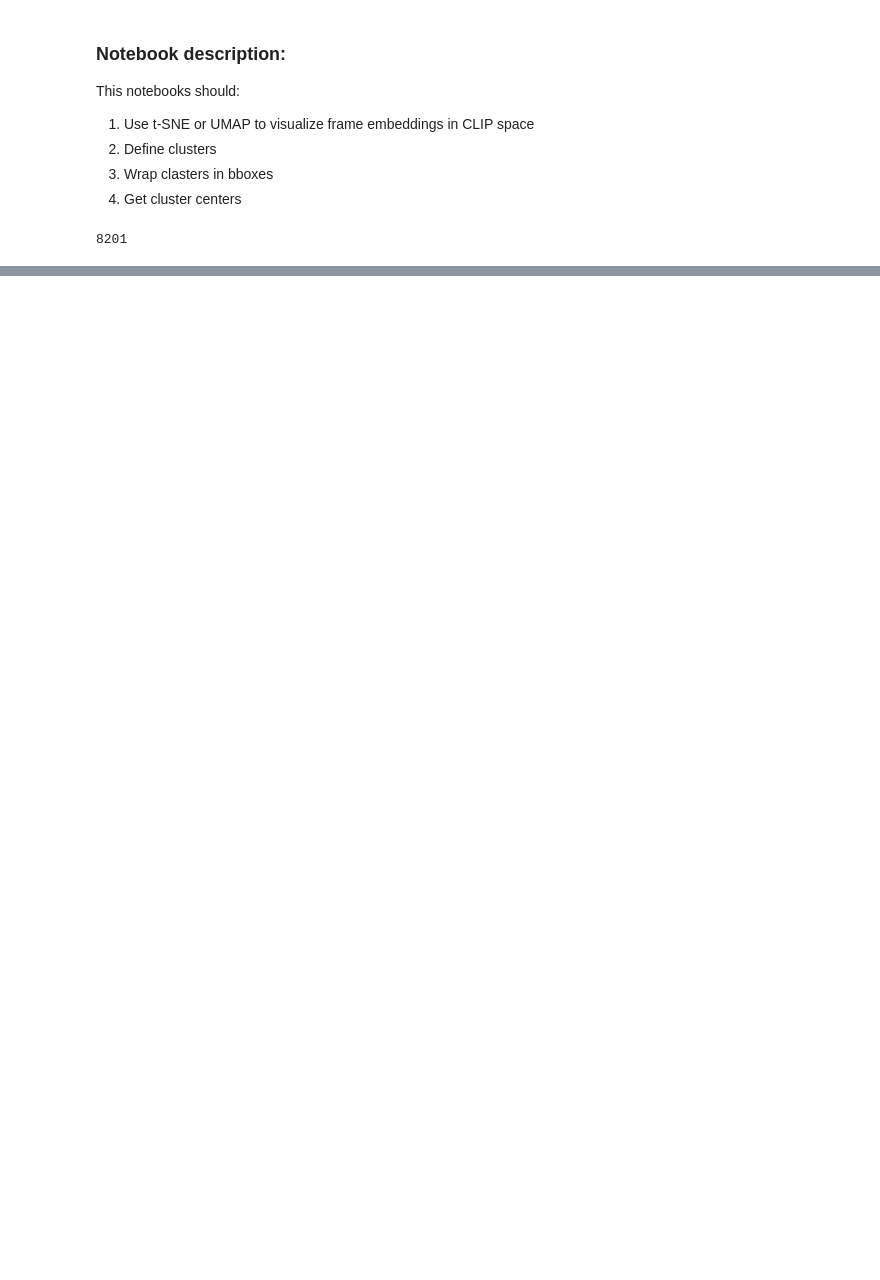
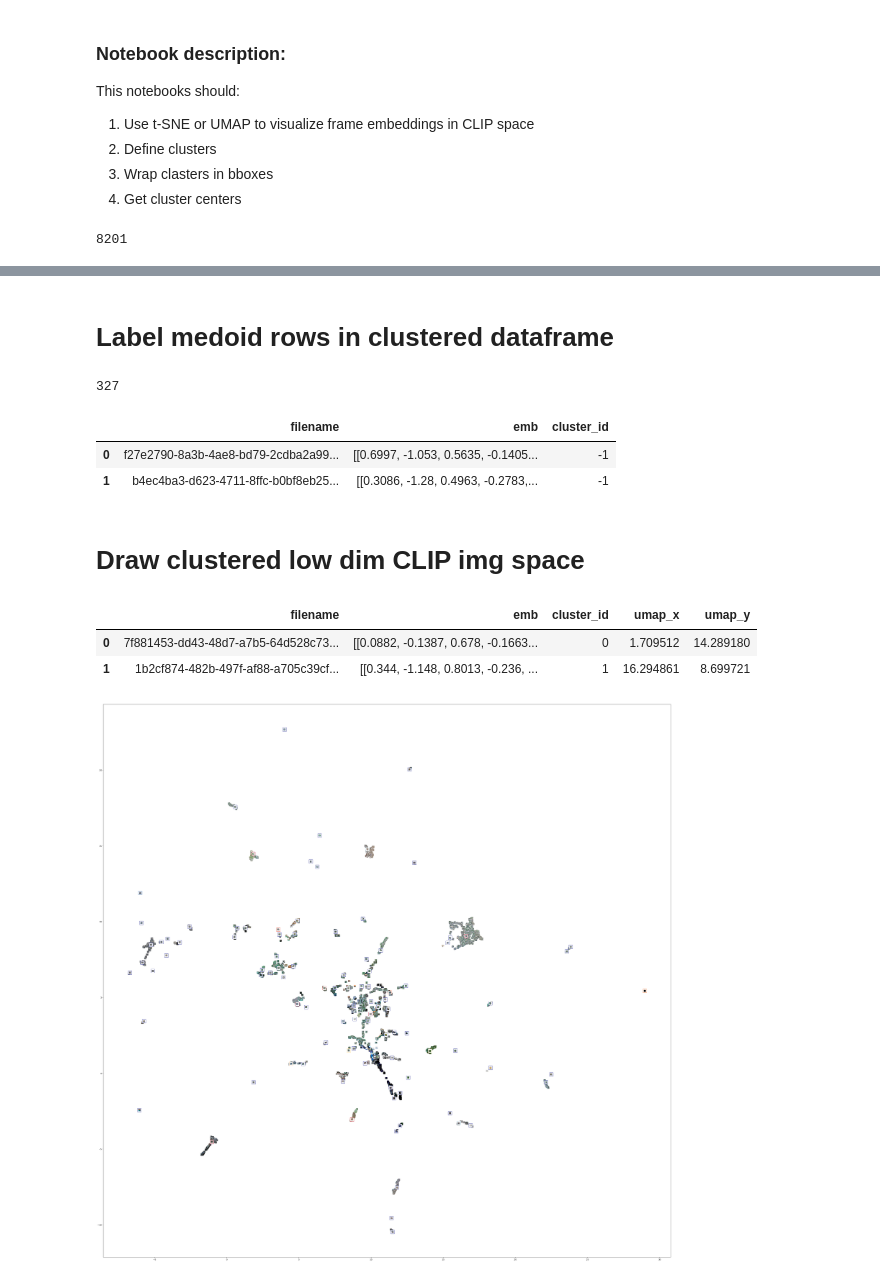
Before and after one commit to animtel/cv-22, a Jupyter notebook: notebooks/image_retrieval/02_cluster_embeddings.ipynb, the cells around one changed output, grey strips where cells are left out. Saved outputs shown, nothing was run; the diff lists cells and outputs as text; code cells hidden in the pictures; blank space fills up the shorter version.

```diff
--- a/notebooks/image_retrieval/02_cluster_embeddings.ipynb
+++ b/notebooks/image_retrieval/02_cluster_embeddings.ipynb
@@ -91,0 +206,2 @@ plt.title('UMAP', fontsize=24);
+# %% [markdown]
+# Label medoid rows in clustered dataframe
@@ -91,0 +227,12 @@ plt.title('UMAP', fontsize=24);
+# %%
+len(medoid_arr)
+# %% [output]
+327
+# %%
+medoids_df = pd.DataFrame([{"filename": o.filename, "emb": o.emb.numpy(), "cluster_id": o.cluster_id} for o in medoid_arr])
+# %%
+medoids_df.head(2)
+# %% [output]
+|  | filename | emb | cluster_id |
+| 0 | f27e2790-8a3b-4ae8-bd79-2cdba2a99... | [[0.6997, -1.053, 0.5635, -0.1405... | -1 |
+| 1 | b4ec4ba3-d623-4711-8ffc-b0bf8eb25... | [[0.3086, -1.28, 0.4963, -0.2783,... | -1 |
@@ -91,0 +241,56 @@ plt.title('UMAP', fontsize=24);
+# %% [markdown]
+# Draw clustered low dim CLIP img space
+# %%
+img_embs_df['umap_x'] = embedding.embedding_[:, 0]
+img_embs_df['umap_y'] = embedding.embedding_[:, 1]
+# %%
+img_embs_df.head(2)
+# %% [output]
+|  | filename | emb | cluster_id | umap_x | umap_y |
+| 0 | 7f881453-dd43-48d7-a7b5-64d528c73... | [[0.0882, -0.1387, 0.678, -0.1663... | 0 | 1.709512 | 14.289180 |
+| 1 | 1b2cf874-482b-497f-af88-a705c39cf... | [[0.344, -1.148, 0.8013, -0.236, ... | 1 | 16.294861 | 8.699721 |
+# %%
+import matplotlib.pyplot as plt
+from matplotlib.offsetbox import OffsetImage, AnnotationBbox
+import cv2
+import numpy as np
+
+plt.rcParams['figure.figsize'] = [50, 50]
+# plt.rcParams['figure.figsize'] = [10, 10]
+# plt.rcParams['figure.dpi'] = 500
+plt.rcParams['figure.dpi'] = 100
+
+from PIL import Image
+
+def getImage(path, target_size=(50,50)):
+    img = cv2.imread(str(path))
+    res = cv2.resize(img, dsize=target_size, interpolation=cv2.INTER_CUBIC)
+    return OffsetImage(res, zoom=0.2)
+
+paths = [DIR_IMGS/i for i in img_embs_df['filename'].values]
+
+x = img_embs_df['umap_x'].values
+y = img_embs_df['umap_y'].values
+cluster_ids = img_embs_df['cluster_id'].values
+
+fig, ax = plt.subplots()
+ax.scatter(x, y)
+
+medoid_points = []
+
+for x0, y0, path, clstr_id in tqdm(zip(x, y,paths, cluster_ids)):
+    is_path_medoid_mask = medoids_df['filename'] == path.name
+    if is_path_medoid_mask.sum() > 0:
+        medoid_points.append((x0, y0, path, clstr_id))
+        continue
+    else:
+        ab = AnnotationBbox(getImage(path), (x0, y0), frameon=False, xycoords='data')
+        ax.add_artist(ab)
+
+for x0, y0, path, clstr_id in tqdm(medoid_points):
+    ab = AnnotationBbox(getImage(path), (x0, y0), bboxprops =dict(edgecolor=plt.cm.RdYlBu(clstr_id**2)))
+    ax.add_artist(ab)
+
+plt.savefig(f'clip_img_space.png')
+# %% [output]
+[figure, added]
```
Also changed, not shown: parts of 34 cells of this notebook, 1 other file.
